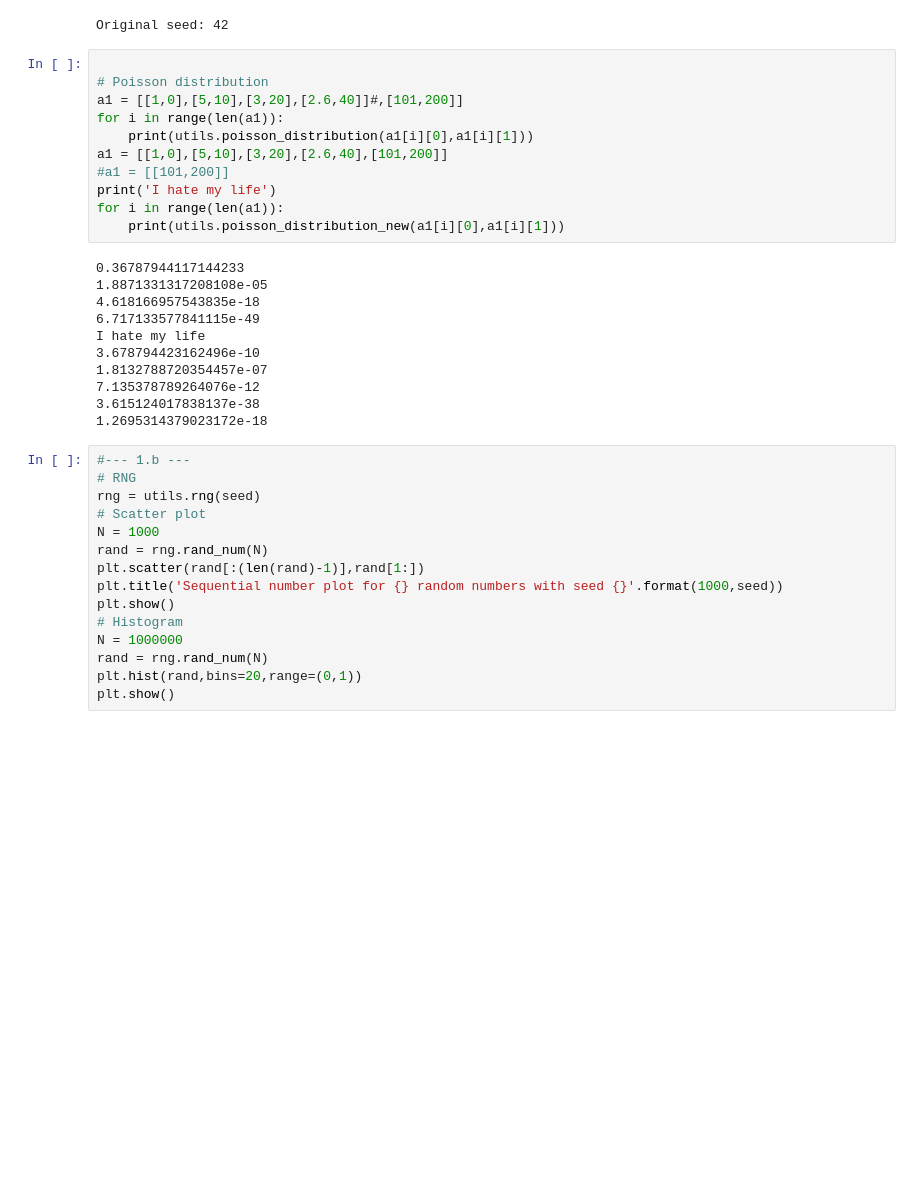
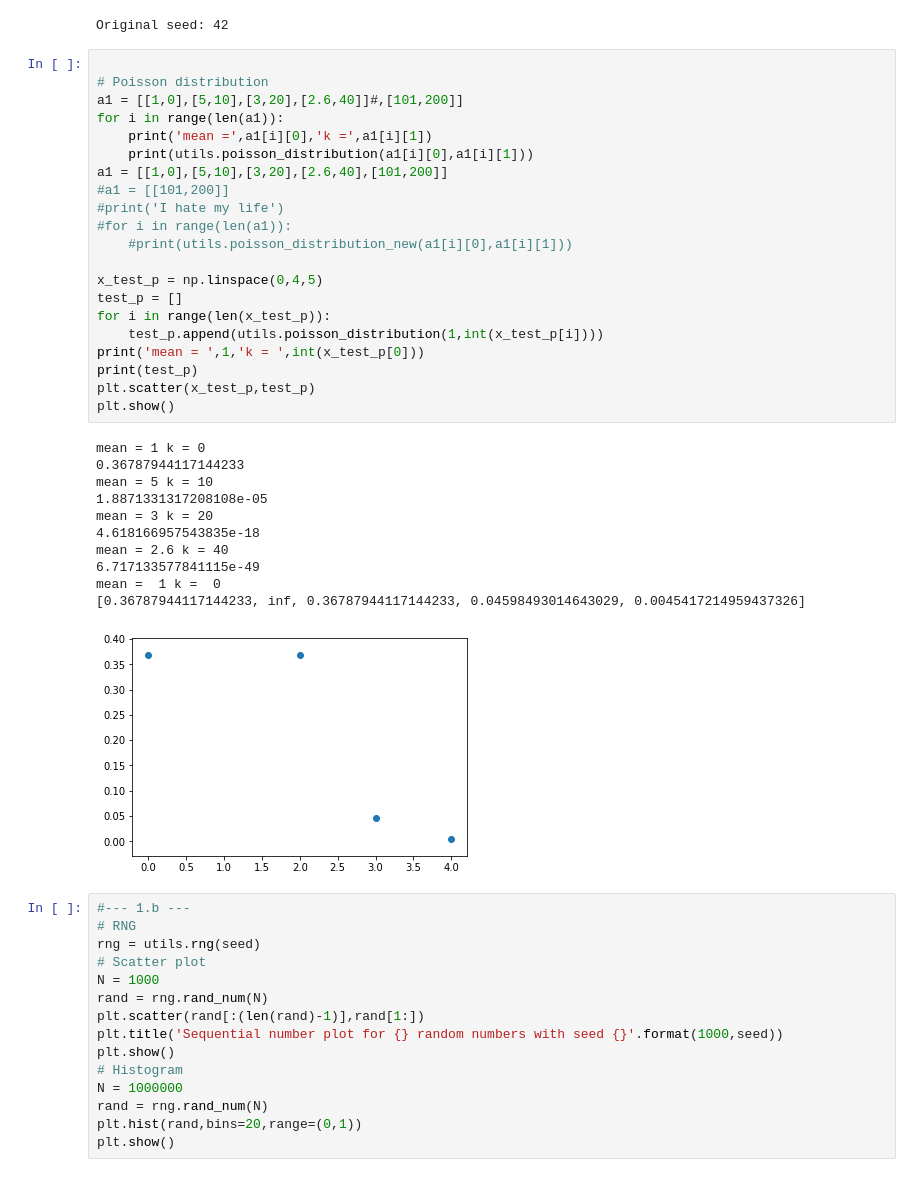
Before and after one commit to Chrisvb95/numerical_recipes, a Jupyter notebook: NR_a1_nb.ipynb, the cells around one changed output. Drawn from its saved outputs; the diff is of its cells as text; blank space fills up the shorter version.

```diff
--- a/NR_a1_nb.ipynb
+++ b/NR_a1_nb.ipynb
@@ -16,25 +16,36 @@ Original seed: 42
 # %%
 
 # Poisson distribution
 a1 = [[1,0],[5,10],[3,20],[2.6,40]]#,[101,200]]
 for i in range(len(a1)):
+    print('mean =',a1[i][0],'k =',a1[i][1])
     print(utils.poisson_distribution(a1[i][0],a1[i][1]))
 a1 = [[1,0],[5,10],[3,20],[2.6,40],[101,200]]
 #a1 = [[101,200]]
-print('I hate my life')
-for i in range(len(a1)):
-    print(utils.poisson_distribution_new(a1[i][0],a1[i][1]))
+#print('I hate my life')
+#for i in range(len(a1)):
+    #print(utils.poisson_distribution_new(a1[i][0],a1[i][1]))
+
+x_test_p = np.linspace(0,4,5)
+test_p = []
+for i in range(len(x_test_p)):
+    test_p.append(utils.poisson_distribution(1,int(x_test_p[i])))
+print('mean = ',1,'k = ',int(x_test_p[0]))
+print(test_p)
+plt.scatter(x_test_p,test_p)
+plt.show()
 # %% [output]
+mean = 1 k = 0
 0.36787944117144233
+mean = 5 k = 10
 1.8871331317208108e-05
+mean = 3 k = 20
 4.618166957543835e-18
+mean = 2.6 k = 40
 6.717133577841115e-49
-I hate my life
-3.678794423162496e-10
-1.8132788720354457e-07
-7.135378789264076e-12
-3.615124017838137e-38
-1.2695314379023172e-18
+mean =  1 k =  0
+[0.36787944117144233, inf, 0.36787944117144233, 0.04598493014643029, 0.0045417214959437326]
+[figure, added]
 # %%
 #--- 1.b ---
 # RNG
```
Also changed, not shown: parts of 8 cells of this notebook, 2 other files.
